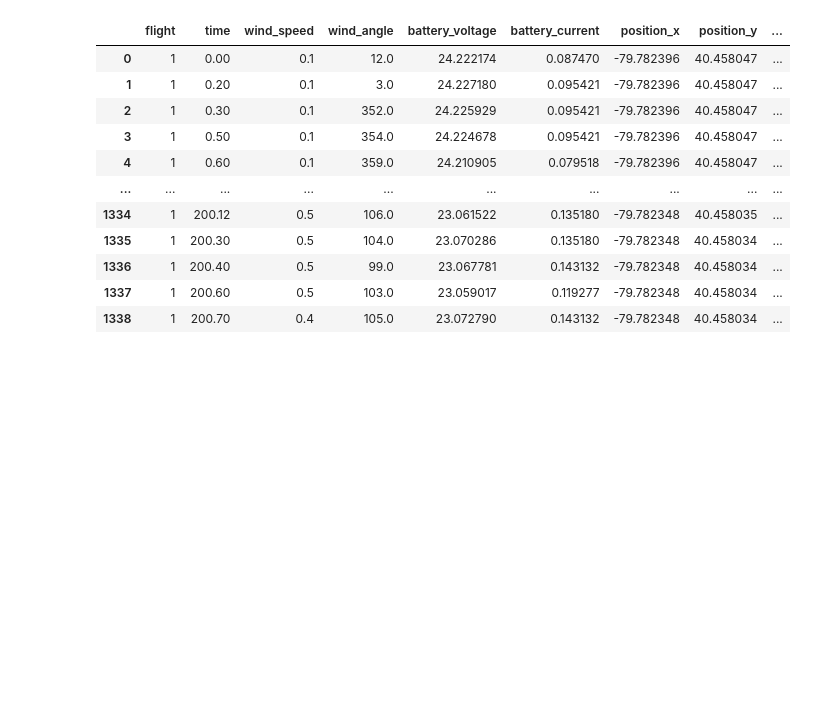
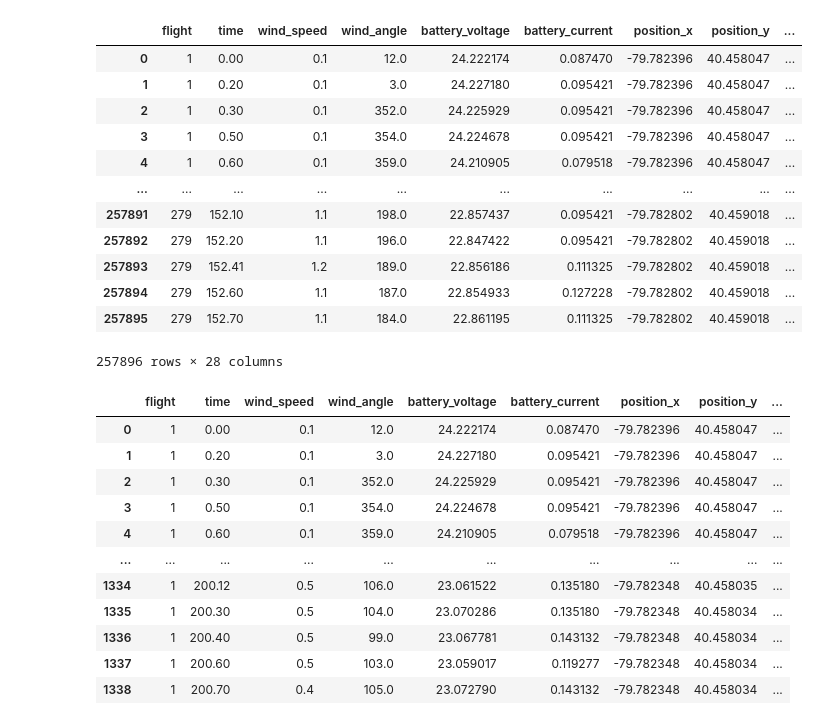
Before and after one commit to unic-ailab/ml-drones-edgar, a Jupyter notebook: ML_Models.ipynb, the cells around one changed output. Saved outputs shown, nothing was run; the diff lists cells and outputs as text; code cells hidden in the pictures; blank space fills up the shorter version.

Commit message:
Update the models code

```diff
--- a/ML_Models.ipynb
+++ b/ML_Models.ipynb
@@ -1,14 +1,38 @@
 # %%
+#Import libraries to prep the data
 import pandas as pd
 import numpy as np
 import matplotlib.pyplot as plt
+
+#Import ML libraries
 from sklearn import linear_model
 from sklearn.ensemble import RandomForestRegressor
+from sklearn.svm import SVR
+from sklearn.model_selection import train_test_split
+
+#Import mean squared error to check accuracy
+from sklearn.metrics import mean_squared_error
 import warnings
 warnings.filterwarnings('ignore')
 
 #Load the dataset
 df = pd.read_csv('flights.csv')
+
+df
+# %% [output]
+|  | flight | time | wind_speed | wind_angle | battery_voltage | battery_current | position_x | position_y | ... |
+| 0 | 1 | 0.00 | 0.1 | 12.0 | 24.222174 | 0.087470 | -79.782396 | 40.458047 | ... |
+| 1 | 1 | 0.20 | 0.1 | 3.0 | 24.227180 | 0.095421 | -79.782396 | 40.458047 | ... |
+| 2 | 1 | 0.30 | 0.1 | 352.0 | 24.225929 | 0.095421 | -79.782396 | 40.458047 | ... |
+| 3 | 1 | 0.50 | 0.1 | 354.0 | 24.224678 | 0.095421 | -79.782396 | 40.458047 | ... |
+| 4 | 1 | 0.60 | 0.1 | 359.0 | 24.210905 | 0.079518 | -79.782396 | 40.458047 | ... |
+| ... | ... | ... | ... | ... | ... | ... | ... | ... | ... |
+| 257891 | 279 | 152.10 | 1.1 | 198.0 | 22.857437 | 0.095421 | -79.782802 | 40.459018 | ... |
+| 257892 | 279 | 152.20 | 1.1 | 196.0 | 22.847422 | 0.095421 | -79.782802 | 40.459018 | ... |
+| 257893 | 279 | 152.41 | 1.2 | 189.0 | 22.856186 | 0.111325 | -79.782802 | 40.459018 | ... |
+| 257894 | 279 | 152.60 | 1.1 | 187.0 | 22.854933 | 0.127228 | -79.782802 | 40.459018 | ... |
+| 257895 | 279 | 152.70 | 1.1 | 184.0 | 22.861195 | 0.111325 | -79.782802 | 40.459018 | ... |
+257896 rows × 28 columns
 # %%
 #Set the data frame to just data from flight 1 to reduce computing time
 df = df.loc[(df['flight'] == 1)]
```
Also changed, not shown: parts of 21 cells of this notebook.
